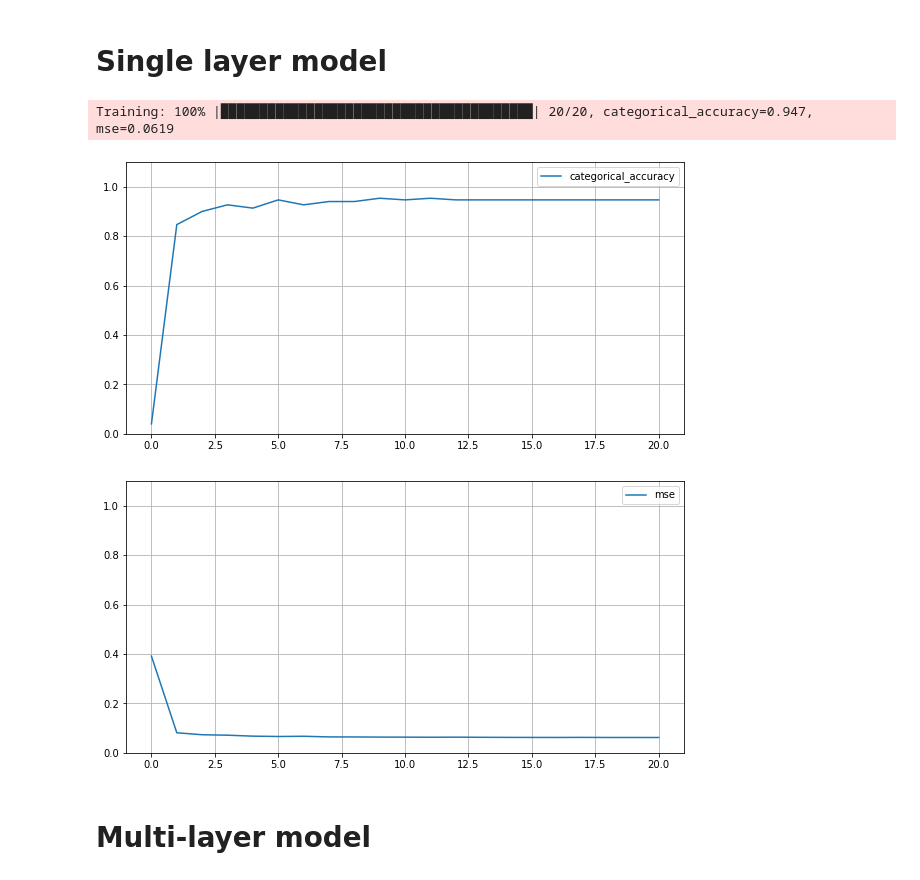
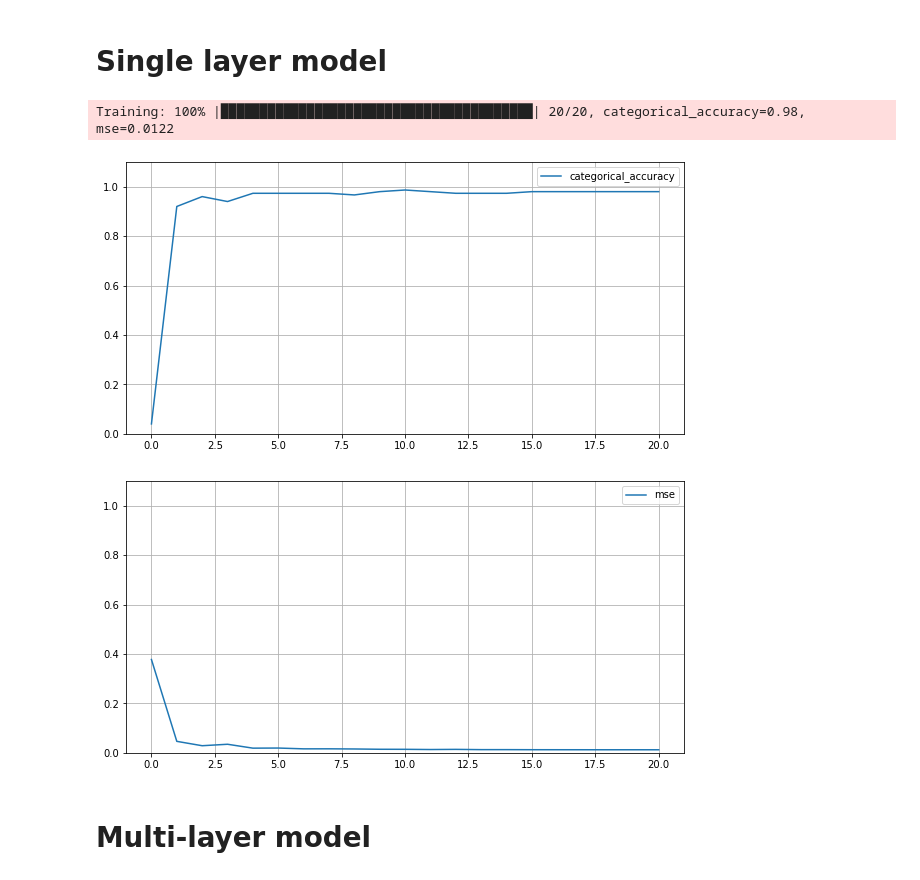
Before and after one commit to FilipHanzel/perceptron, a Jupyter notebook: examples/iris/iris.ipynb, the cells around one changed output. Cells and saved outputs as stored; diff of their text form; code cells hidden in the pictures.

Commit message:
added softmax activation

```diff
--- a/examples/iris/iris.ipynb
+++ b/examples/iris/iris.ipynb
@@ -41,7 +41,7 @@ random.seed(0)
 model = Perceptron(
     inputs=4,
     layer_sizes=[3],
-    activations="sigmoid",
+    activations="softmax",
     init_method="he",
     normalization="zscore",
     optimizer="adam",
@@ -54,36 +54,36 @@ history = model.train(
     training_targets=targets,
     epochs=epochs,
     batch_size=4,
     base_learning_rate=0.1,
     learning_rate_decay="linear",
     metrics=["categorical_accuracy", "mse"],
 )
 
 fig = plt.figure(figsize=(10, 5))
 ax = fig.add_subplot()
 
 ax.plot(
     range(epochs + 1), history["categorical_accuracy"], label="categorical_accuracy"
 )
 
 ax.set_ylim(bottom=0, top=1.1)
 ax.grid()
 ax.legend()
 plt.show()
 
 fig = plt.figure(figsize=(10, 5))
 ax = fig.add_subplot()
 
 ax.plot(range(epochs + 1), history["mse"], label="mse")
 
 ax.set_ylim(bottom=0, top=1.1)
 ax.grid()
 ax.legend()
 plt.show()
 # %% [output]
-Training: 100% |████████████████████████████████████████| 20/20, categorical_accuracy=0.947, mse=0.0619
+Training: 100% |████████████████████████████████████████| 20/20, categorical_accuracy=0.98, mse=0.0122
-[figure, old version]
+[figure, new version]
-[figure, old version]
+[figure, new version]
 # %% [markdown]
 # Multi-layer model
 # %%
```
Also changed, not shown: parts of 3 cells of this notebook, 1 other file.
